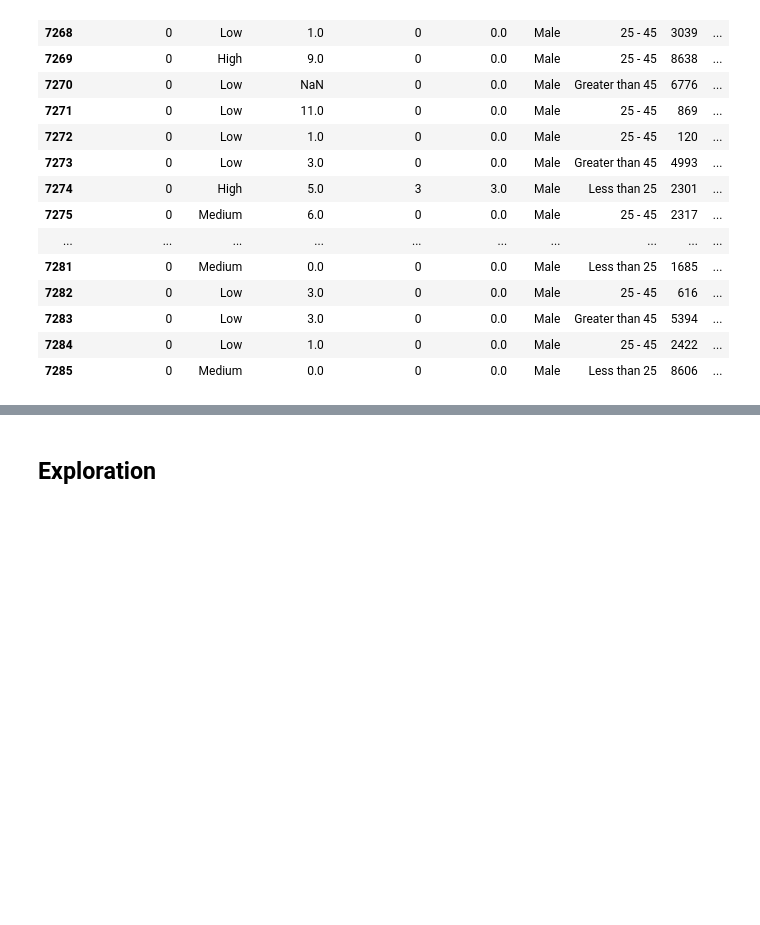
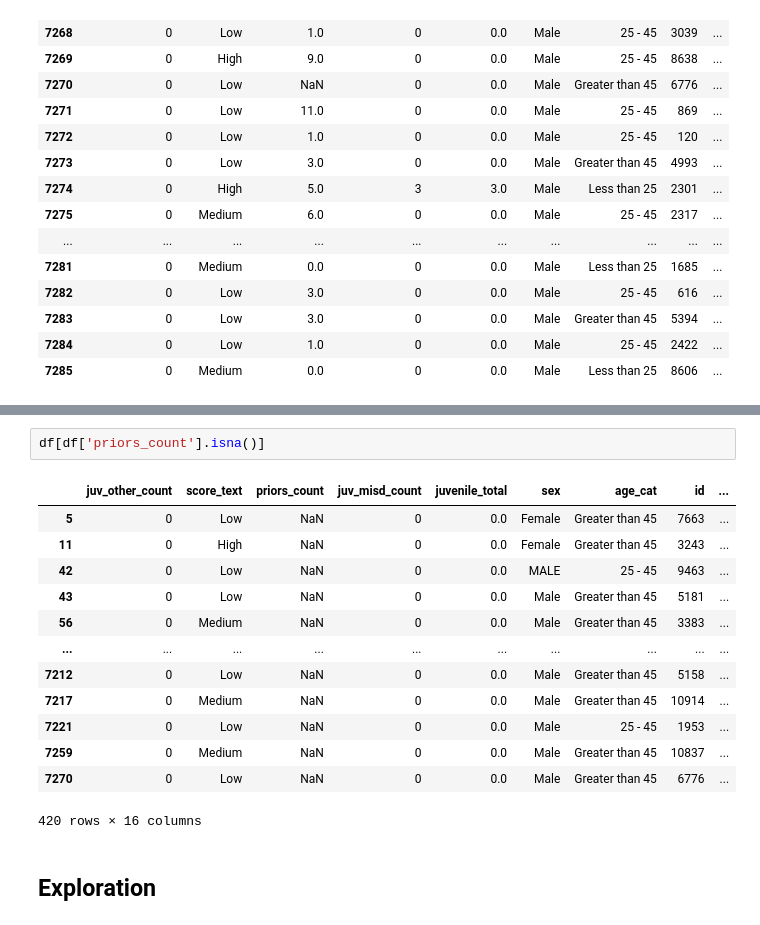
Before and after one commit to Dari212/ETAI-Pipeline, a Jupyter notebook: notebooks/01-explore-data.ipynb, the cells around one changed output, grey strips where cells are left out. Cells and saved outputs as stored; diff of their text form; blank space fills up the shorter version.

```diff
--- a/notebooks/01-explore-data.ipynb
+++ b/notebooks/01-explore-data.ipynb
@@ -37,3 +57,19 @@ df.tail(20)
+# %%
+df[df['priors_count'].isna()]
+# %% [output]
+|  | juv_other_count | score_text | priors_count | juv_misd_count | juvenile_total | sex | age_cat | id | ... |
+| 5 | 0 | Low | NaN | 0 | 0.0 | Female | Greater than 45 | 7663 | ... |
+| 11 | 0 | High | NaN | 0 | 0.0 | Female | Greater than 45 | 3243 | ... |
+| 42 | 0 | Low | NaN | 0 | 0.0 | MALE | 25 - 45 | 9463 | ... |
+| 43 | 0 | Low | NaN | 0 | 0.0 | Male | Greater than 45 | 5181 | ... |
+| 56 | 0 | Medium | NaN | 0 | 0.0 | Male | Greater than 45 | 3383 | ... |
+| ... | ... | ... | ... | ... | ... | ... | ... | ... | ... |
+| 7212 | 0 | Low | NaN | 0 | 0.0 | Male | Greater than 45 | 5158 | ... |
+| 7217 | 0 | Medium | NaN | 0 | 0.0 | Male | Greater than 45 | 10914 | ... |
+| 7221 | 0 | Low | NaN | 0 | 0.0 | Male | 25 - 45 | 1953 | ... |
+| 7259 | 0 | Medium | NaN | 0 | 0.0 | Male | Greater than 45 | 10837 | ... |
+| 7270 | 0 | Low | NaN | 0 | 0.0 | Male | Greater than 45 | 6776 | ... |
+420 rows × 16 columns
 # %% [markdown]
 ## Exploration
 # %%
```
Also changed, not shown: parts of 3 cells of this notebook, 1 other file.
